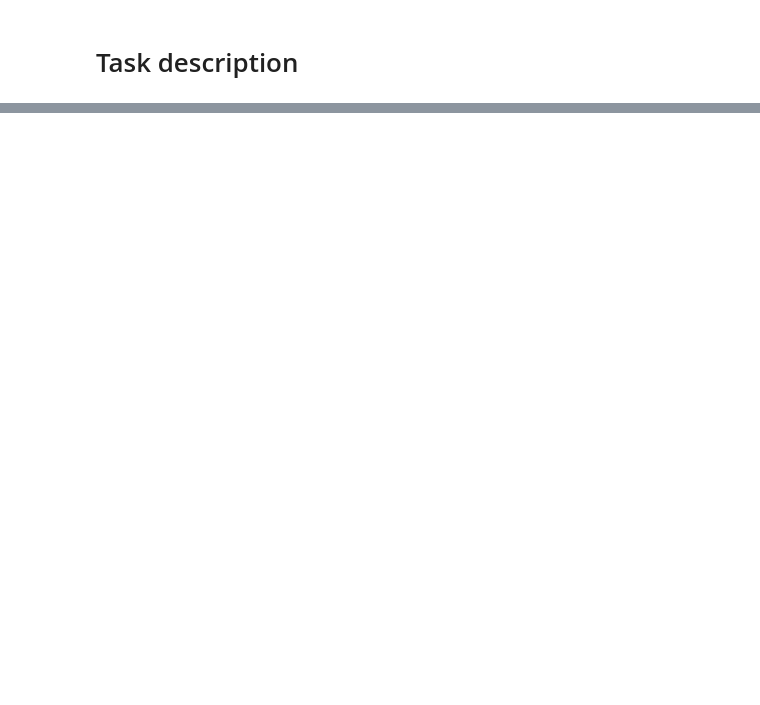
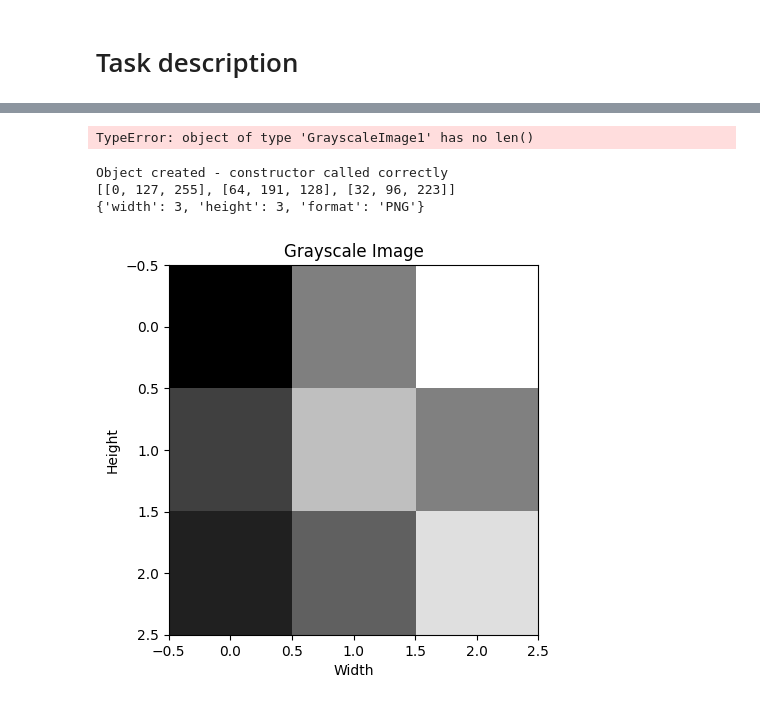
Before and after one commit to wiktorflorian/Tasks, a Jupyter notebook: NumLab/matrix.ipynb, the cells around one changed output, grey strips where cells are left out. Saved outputs shown, nothing was run; the diff lists cells and outputs as text; code cells hidden in the pictures; blank space fills up the shorter version.

```diff
--- a/NumLab/matrix.ipynb
+++ b/NumLab/matrix.ipynb
@@ -36,0 +190,54 @@ class Matrix:
+# %%
+matrix_a = GrayscaleImage1(matrix_a)
+matrix_ab = matrix_a.add_matrices(matrix_b)
+
+matrix_a.show_matrix()
+matrix_ab.show_matrix()
+# %% [output]
+TypeError: object of type 'GrayscaleImage1' has no len()
+# %%
+from matplotlib import pyplot as plt
+
+class GrayscaleImage:
+    def __init__(self, matrix, metadata=None):
+        self.matrix = Matrix(matrix)
+        self.metadata = metadata or {}
+
+    def print_matrix(self):
+        print(self.matrix.matrix)
+        print(self.metadata)
+
+    def add_const_to_matrix(self, constant):
+        modified_matrix = self.matrix.add_const(constant)
+        return GrayscaleImage(modified_matrix.matrix, self.metadata)
+
+    def replace_element(self, x, i, j):
+        self.matrix.replace_element(x, i, j)
+
+    def show_image(self):
+        plt.imshow(self.matrix.matrix, cmap='gray')
+        plt.title("Grayscale Image")
+        plt.xlabel("Width")
+        plt.ylabel("Height")
+        plt.show()
+# %%
+
+# Example usage
+data = [
+    [0, 127, 255],
+    [64, 191, 128],
+    [32, 96, 223]
+]
+metadata = {"width": len(data[0]), "height": len(data), "format": "PNG"}
+
+image = GrayscaleImage(data, metadata)
+
+image.print_matrix()
+# %% [output]
+Object created - constructor called correctly
+[[0, 127, 255], [64, 191, 128], [32, 96, 223]]
+{'width': 3, 'height': 3, 'format': 'PNG'}
+# %%
+image.show_image()
+# %% [output]
+[figure, added]
```
Also changed, not shown: parts of 14 cells of this notebook.
